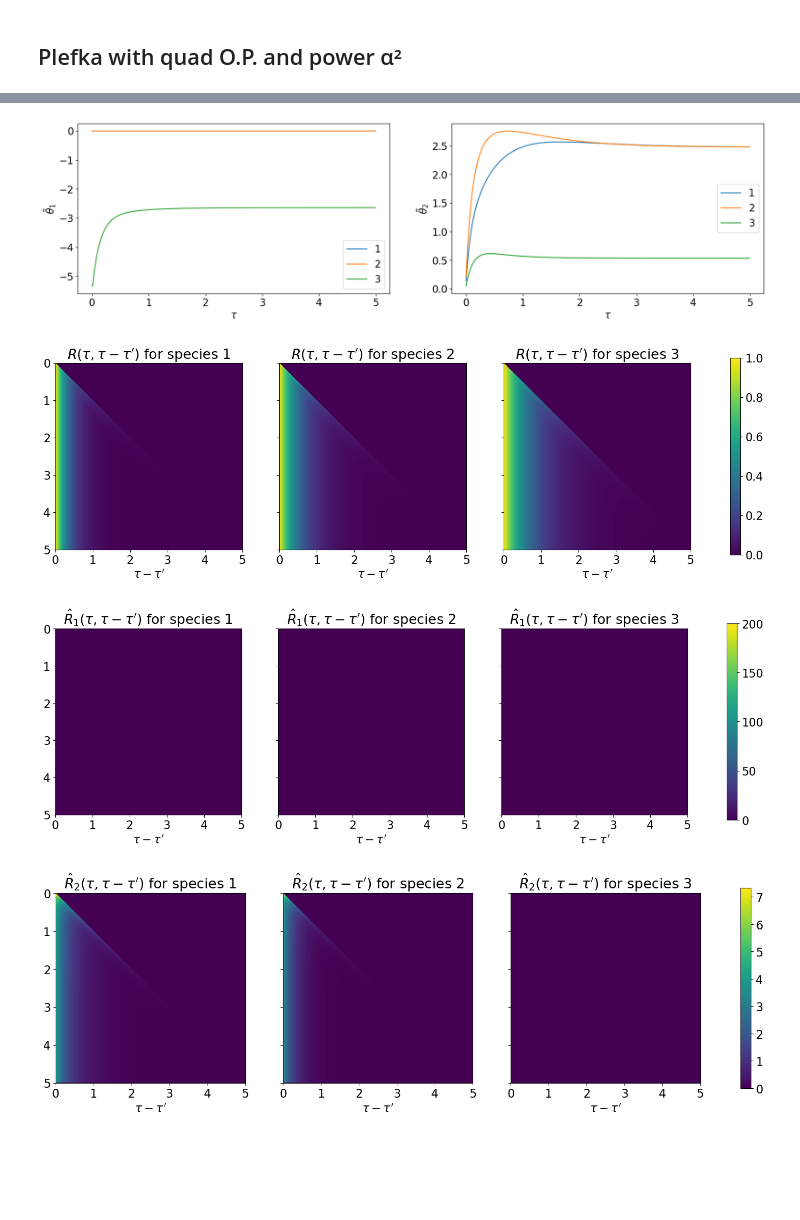
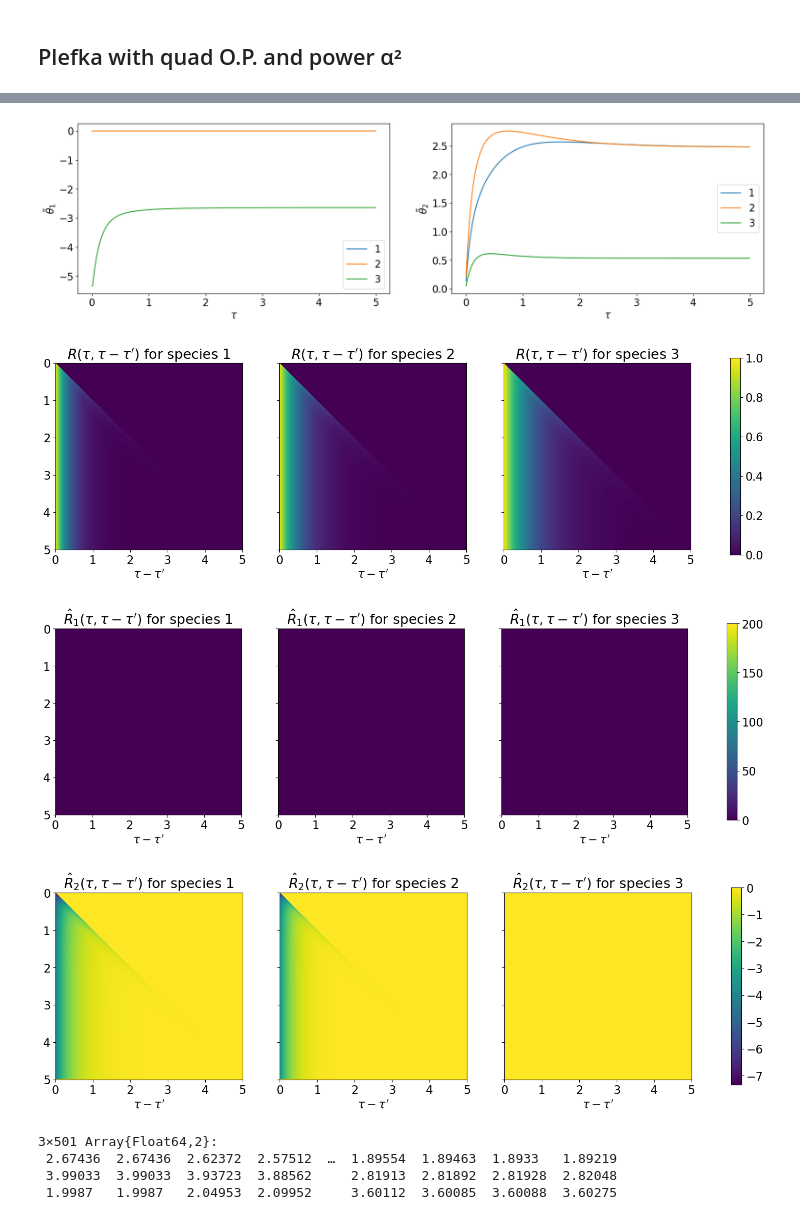
Before and after one commit to mkurjahn/CRN, a Jupyter notebook: examples/abc/ABC_Numerics.ipynb, the cells around one changed output, grey strips where cells are left out. Cells and saved outputs as stored; diff of their text form; code cells hidden in the pictures; blank space fills up the shorter version.

```diff
--- a/examples/abc/ABC_Numerics.ipynb
+++ b/examples/abc/ABC_Numerics.ipynb
@@ -46,7 +48,7 @@ x0 = k1 ./ k2
 ## Gillespie Simulation
 # %%
 N = 100000    # Repititions
-res_gil = gillespie_avg(x0, k, s_i, r_i, tspan, N)
+res_gil = @time gillespie_avg(x0, k, s_i, r_i, tspan, N)
 plot_trajectories(res_gil)
 # %% [output]
 [figure]
@@ -114,5 +116,5 @@ plot_trajectories_and_deviation(res_plf_22[1], res_gil)
 plot_hatTheta(plf_sim_22, res_plf_22[3])
 plot_responses(res_plf_22[2])
 plot_hatR(plf_sim_22, tspan, res_plf_22[3].hatR1)
-plot_hatR(plf_sim_22, tspan, -res_plf_22[3].hatR2, quadR=true)
+plot_hatR(plf_sim_22, tspan, res_plf_22[3].hatR2, quadR=true)
 # %% [output]
@@ -120,7 +122,7 @@ plot_hatR(plf_sim_22, tspan, -res_plf_22[3].hatR2, quadR=true)
 [figure]
 [figure]
 [figure]
-[figure, old version]
+[figure, new version]
 # %%
 # Comments:
 # - (l.319) update hatR1 with y[:,self.i-1] for i=0 ???
@@ -130,3 +132,10 @@ plot_hatR(plf_sim_22, tspan, -res_plf_22[3].hatR2, quadR=true)
 
 # TODOs
 # - better arrangement of subplots
+# %%
+res_gil.data
+# %% [output]
+3×501 Array{Float64,2}:
+ 2.67436  2.67436  2.62372  2.57512  …  1.89554  1.89463  1.8933   1.89219
+ 3.99033  3.99033  3.93723  3.88562     2.81913  2.81892  2.81928  2.82048
+ 1.9987   1.9987   2.04953  2.09952     3.60112  3.60085  3.60088  3.60275
```
Also changed, not shown: parts of 13 cells of this notebook, 2 other files.
